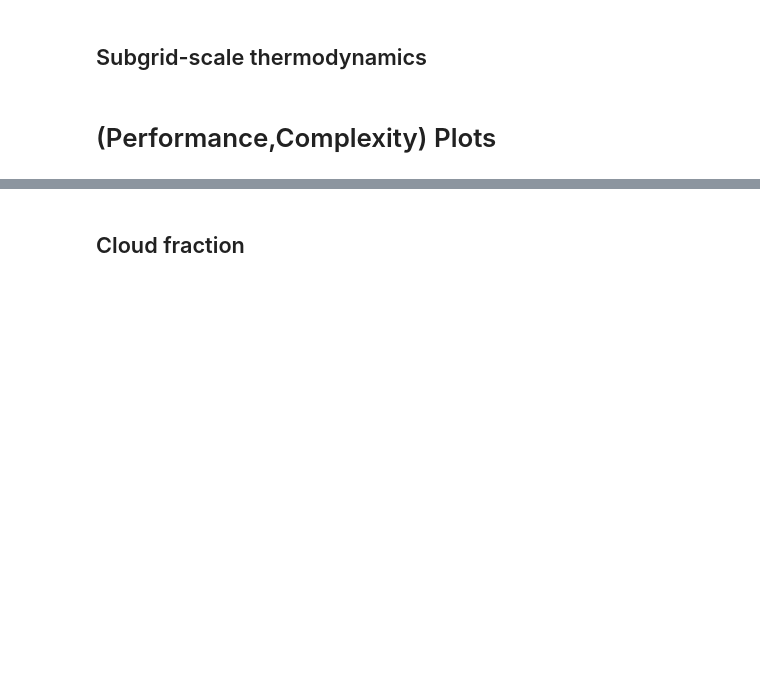
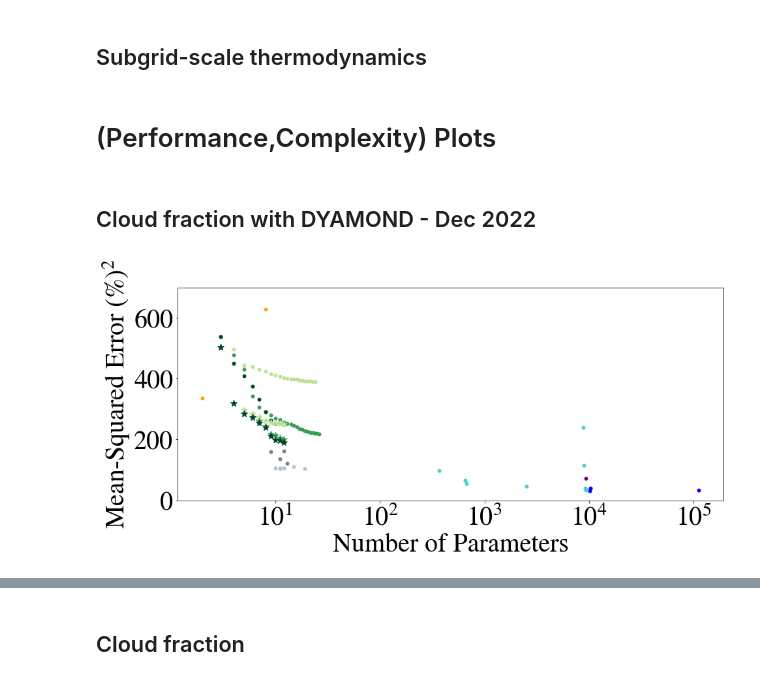
Before and after one commit to tbeucler/ml4rt, a Jupyter notebook: notebooks_tbeucler/04_AOFD_Figures.ipynb, the cells around one changed output, grey strips where cells are left out. Saved outputs shown, nothing was run; the diff lists cells and outputs as text; code cells hidden in the pictures; blank space fills up the shorter version.

```diff
--- a/notebooks_tbeucler/04_AOFD_Figures.ipynb
+++ b/notebooks_tbeucler/04_AOFD_Figures.ipynb
@@ -201,0 +194,2 @@ dict_keys(['column_NN', 'region_NN', 'cell_NN', 'pol_deg_3', 'pol_deg_3_feat_6',
+# %%
+dyamond = json.load(open(path_Arthur+'cl_area_pareto_frontier.json','rb'))
@@ -201,0 +206,4 @@ dict_keys(['column_NN', 'region_NN', 'cell_NN', 'pol_deg_3', 'pol_deg_3_feat_6',
+# %%
+path_Arthur22 = '/work/FAC/FGSE/IDYST/tbeucler/default/tbeucler/2021_Ryan_Lagerquist_SW/Arthur_data_122022/'
+# %%
+dyamond22 = json.load(open(path_Arthur22+'pareto_frontier/cl_area_pareto_frontier.json'))
@@ -224,3 +240,47 @@ ST['Sample_train'] = 48e6
 ST['Sample_test'] = 48e6
 # %% [markdown]
 # (Performance,Complexity) Plots
+# %% [markdown]
+## Cloud fraction with DYAMOND - Dec 2022
+# %%
+fig, ax = plt.subplots(1,1,figsize=(15,6))
+
+# CS = ax.contour(x_lognparam, y_mse, BIC.T/1e9,zorder=0)
+# ax.clabel(CS, inline=True, fontsize=fz/2)
+
+for k in dyamond22['Complexity/Number of parameters'].keys():
+    if 'lin_cl_area' in k: col = Green3_cmap(1); m='.'; skip = 0
+    elif 'deg_1_no_reg_2' in k: col = Green3_cmap(1); m='*'; skip = 0
+    elif 'grid_search' in k: col = 'orange'; skip = 0
+    elif 'pol_deg_2' in k: col = Green3_cmap(2); m='.'; skip = 0;
+    elif 'deg_2_no_reg_2' in k: col = Green3_cmap(2); m='*'; skip = 0
+    elif 'pol_deg_3' in k: col = Green3_cmap(3); m='.'; skip = 0;
+    elif 'deg_3_no_reg_2' in k: col = Green3_cmap(3); m='*'; skip = 0
+    elif 'cell_NN' in k: col = 'purple'; m='.'; skip = 0
+    elif 'seq_feat_sel_NN' in k: col = 'mediumturquoise'; m='.'; skip=0;
+    elif 'pysr' in k: col = 'lightsteelblue'; m='.';skip = 0
+    elif 'gpgomea' in k: col = 'gray'; m='.'; skip = 0
+    else:
+        if 'NN' in k: col = 'b'; m = '.'; skip = 0
+        else: skip = 1
+    if skip==0:
+        ax.scatter(np.log10(dyamond22['Complexity/Number of parameters'][k]),
+               dyamond22['MSE scores on validation set'][k],
+               s=siz,color=col,zorder=1,marker=m)
+plt.ylabel('Mean-Squared Error (%)$^{2}$')
+plt.xlabel('Number of Parameters')
+plt.draw()
+
+labels = [item.get_text() for item in ax.get_xticklabels()]
+new_labels = []
+for label in labels:
+    label = '$10^{'+label+'}$'
+    new_labels = np.concatenate((new_labels,[label]))
+ax.set_xticklabels(new_labels);
+
+ax.set_ylim((0,699))
+
+YLIM0 = ax.get_ylim()
+XLIM0 = ax.get_xlim()
+# %% [output]
+[figure, added]
```
Also changed, not shown: parts of 20 cells of this notebook.
